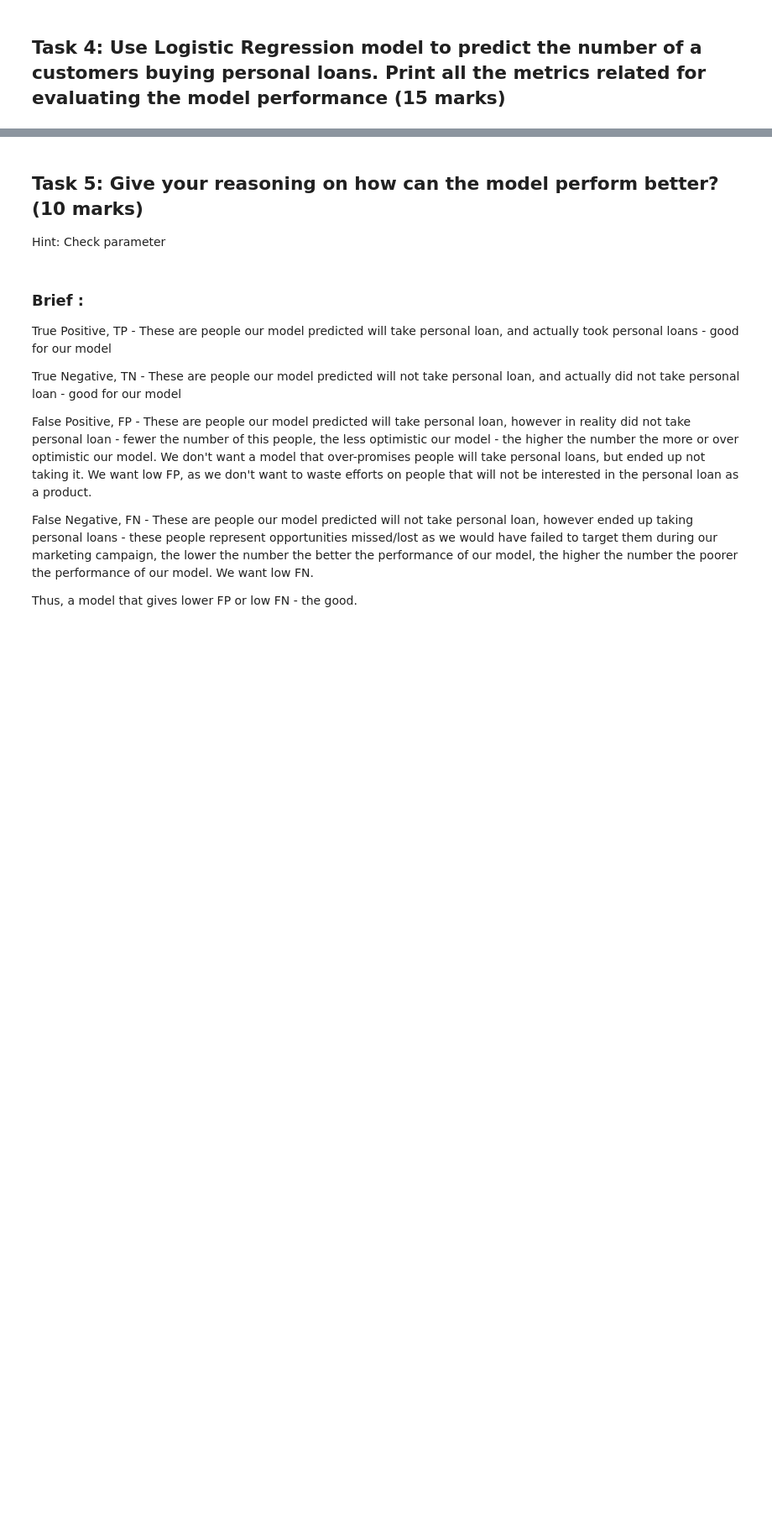
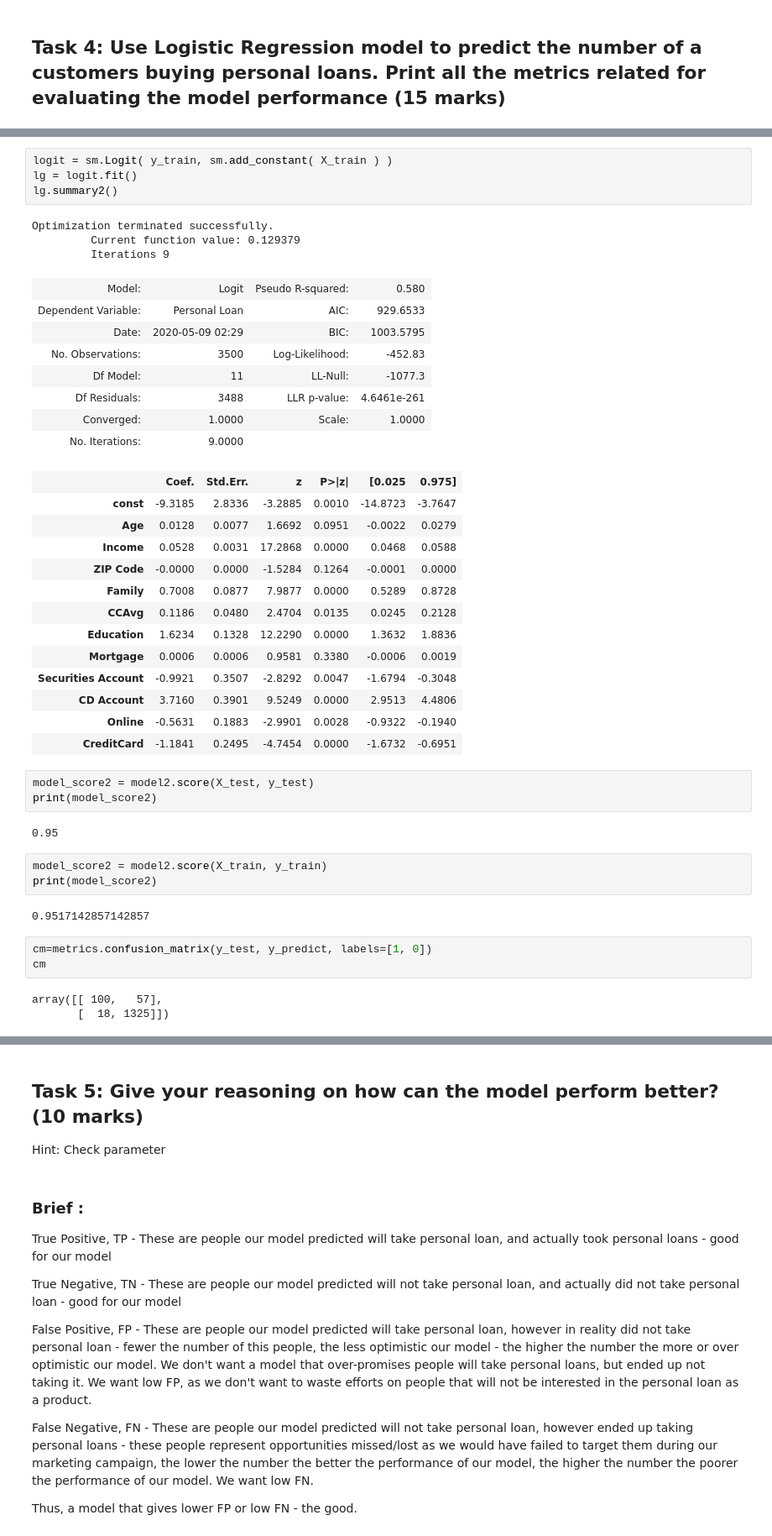
Before and after one commit to GreatLearningAIML1/gl-pgp-aiml-uta-intl-mar20-olabodejames, a Jupyter notebook: Supervised Learning - Project/Supervised Learning Project - Answer - Olabode James.ipynb, the cells around one changed output, grey strips where cells are left out. Shown at 84% size. Saved outputs shown, nothing was run; the diff lists cells and outputs as text; blank space fills up the shorter version.

```diff
--- a/Supervised Learning - Project/Supervised Learning Project - Answer - Olabode James.ipynb
+++ b/Supervised Learning - Project/Supervised Learning Project - Answer - Olabode James.ipynb
@@ -456,0 +464,45 @@ sns.heatmap(df_cm, annot=True, cmap='OrRd' )
+# %%
+logit = sm.Logit( y_train, sm.add_constant( X_train ) )
+lg = logit.fit()
+lg.summary2()
+# %% [output]
+Optimization terminated successfully.
+         Current function value: 0.129379
+         Iterations 9
+| Model: | Logit | Pseudo R-squared: | 0.580 |
+| Dependent Variable: | Personal Loan | AIC: | 929.6533 |
+| Date: | 2020-05-09 02:29 | BIC: | 1003.5795 |
+| No. Observations: | 3500 | Log-Likelihood: | -452.83 |
+| Df Model: | 11 | LL-Null: | -1077.3 |
+| Df Residuals: | 3488 | LLR p-value: | 4.6461e-261 |
+| Converged: | 1.0000 | Scale: | 1.0000 |
+| No. Iterations: | 9.0000 |  |  |
+|  | Coef. | Std.Err. | z | P>|z| | [0.025 | 0.975] |
+| const | -9.3185 | 2.8336 | -3.2885 | 0.0010 | -14.8723 | -3.7647 |
+| Age | 0.0128 | 0.0077 | 1.6692 | 0.0951 | -0.0022 | 0.0279 |
+| Income | 0.0528 | 0.0031 | 17.2868 | 0.0000 | 0.0468 | 0.0588 |
+| ZIP Code | -0.0000 | 0.0000 | -1.5284 | 0.1264 | -0.0001 | 0.0000 |
+| Family | 0.7008 | 0.0877 | 7.9877 | 0.0000 | 0.5289 | 0.8728 |
+| CCAvg | 0.1186 | 0.0480 | 2.4704 | 0.0135 | 0.0245 | 0.2128 |
+| Education | 1.6234 | 0.1328 | 12.2290 | 0.0000 | 1.3632 | 1.8836 |
+| Mortgage | 0.0006 | 0.0006 | 0.9581 | 0.3380 | -0.0006 | 0.0019 |
+| Securities Account | -0.9921 | 0.3507 | -2.8292 | 0.0047 | -1.6794 | -0.3048 |
+| CD Account | 3.7160 | 0.3901 | 9.5249 | 0.0000 | 2.9513 | 4.4806 |
+| Online | -0.5631 | 0.1883 | -2.9901 | 0.0028 | -0.9322 | -0.1940 |
+| CreditCard | -1.1841 | 0.2495 | -4.7454 | 0.0000 | -1.6732 | -0.6951 |
+# %%
+model_score2 = model2.score(X_test, y_test)
+print(model_score2)
+# %% [output]
+0.95
+# %%
+model_score2 = model2.score(X_train, y_train)
+print(model_score2)
+# %% [output]
+0.9517142857142857
+# %%
+cm=metrics.confusion_matrix(y_test, y_predict, labels=[1, 0])
+cm
+# %% [output]
+array([[ 100,   57],
+       [  18, 1325]])
```
Also changed, not shown: parts of 23 cells of this notebook, 1 other file.
